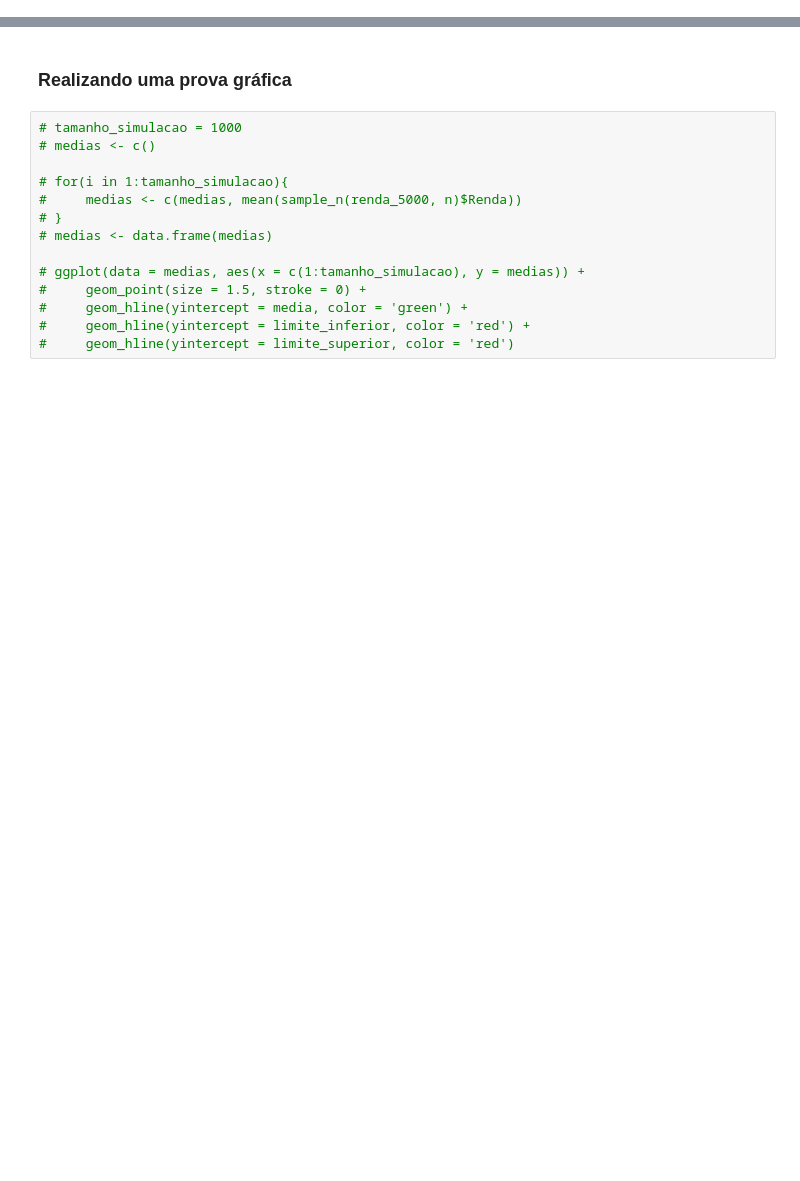
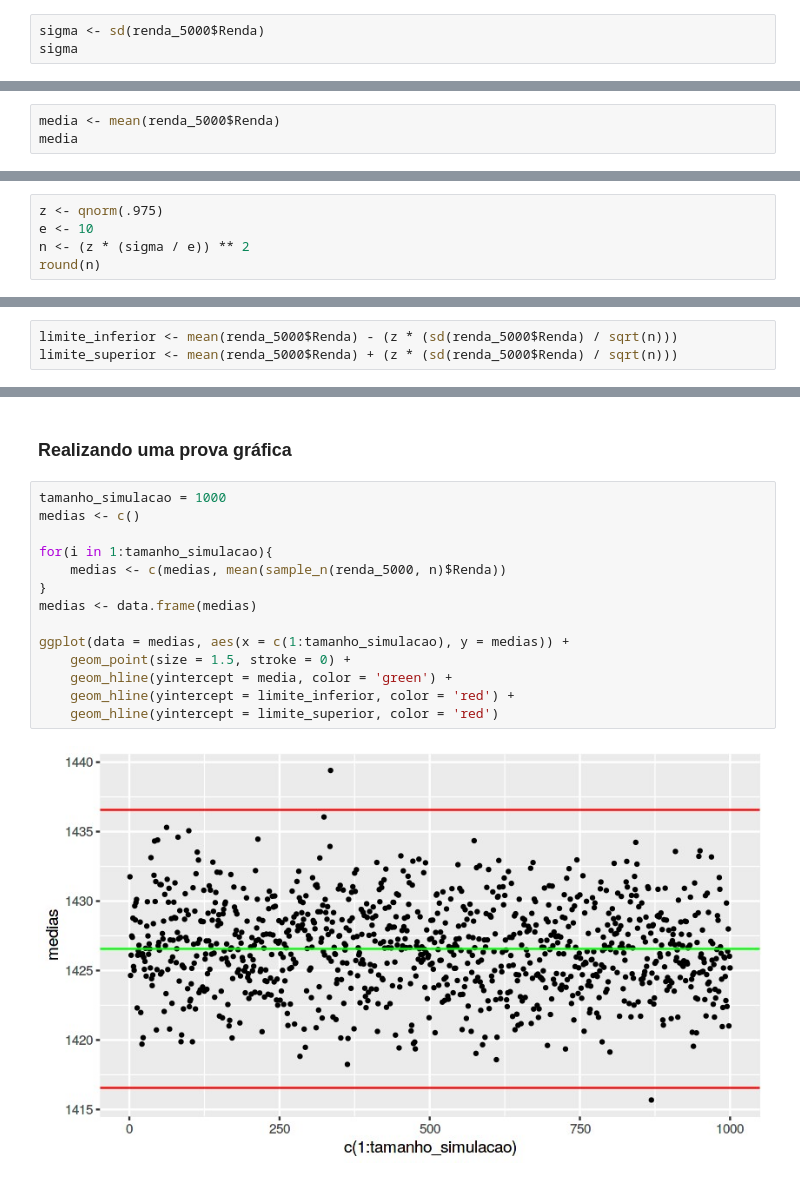
Before and after one commit to LjotaBR/alura, a Jupyter notebook: Curso_de_Estatística_Parte_2.ipynb, the cells around one changed output, grey strips where cells are left out. Drawn from its saved outputs; the diff is of its cells as text; blank space fills up the shorter version.

```diff
--- a/Curso_de_Estatística_Parte_2.ipynb
+++ b/Curso_de_Estatística_Parte_2.ipynb
@@ -1153,0 +1209,3 @@ Estamos estudando o **rendimento mensal dos chefes de domicílios com renda até
+# %%
+sigma <- sd(renda_5000$Renda)
+sigma
@@ -1153,0 +1214,3 @@ Estamos estudando o **rendimento mensal dos chefes de domicílios com renda até
+# %%
+media <- mean(renda_5000$Renda)
+media
@@ -1154,2 +1219,7 @@ Estamos estudando o **rendimento mensal dos chefes de domicílios com renda até
 # %% [markdown]
 ### Calculando o tamanho da amostra
+# %%
+z <- qnorm(.975)
+e <- 10
+n <- (z * (sigma / e)) ** 2
+round(n)
@@ -1156,2 +1228,5 @@ Estamos estudando o **rendimento mensal dos chefes de domicílios com renda até
 # %% [markdown]
 ### Calculando o intervalo de confiança para a média
+# %%
+limite_inferior <- mean(renda_5000$Renda) - (z * (sd(renda_5000$Renda) / sqrt(n)))
+limite_superior <- mean(renda_5000$Renda) + (z * (sd(renda_5000$Renda) / sqrt(n)))
@@ -1158,16 +1245,18 @@ Estamos estudando o **rendimento mensal dos chefes de domicílios com renda até
 # %% [markdown]
 ### Realizando uma prova gráfica
 # %%
-# tamanho_simulacao = 1000
-# medias <- c()
+tamanho_simulacao = 1000
+medias <- c()
 
-# for(i in 1:tamanho_simulacao){
-#     medias <- c(medias, mean(sample_n(renda_5000, n)$Renda))
-# }
-# medias <- data.frame(medias)
+for(i in 1:tamanho_simulacao){
+    medias <- c(medias, mean(sample_n(renda_5000, n)$Renda))
+}
+medias <- data.frame(medias)
 
-# ggplot(data = medias, aes(x = c(1:tamanho_simulacao), y = medias)) +
-#     geom_point(size = 1.5, stroke = 0) +
-#     geom_hline(yintercept = media, color = 'green') +
-#     geom_hline(yintercept = limite_inferior, color = 'red') +
-#     geom_hline(yintercept = limite_superior, color = 'red')
+ggplot(data = medias, aes(x = c(1:tamanho_simulacao), y = medias)) +
+    geom_point(size = 1.5, stroke = 0) +
+    geom_hline(yintercept = media, color = 'green') +
+    geom_hline(yintercept = limite_inferior, color = 'red') +
+    geom_hline(yintercept = limite_superior, color = 'red')
+# %% [output]
+[figure, added]
```
Also changed, not shown: parts of 19 cells of this notebook, 1 other file.
